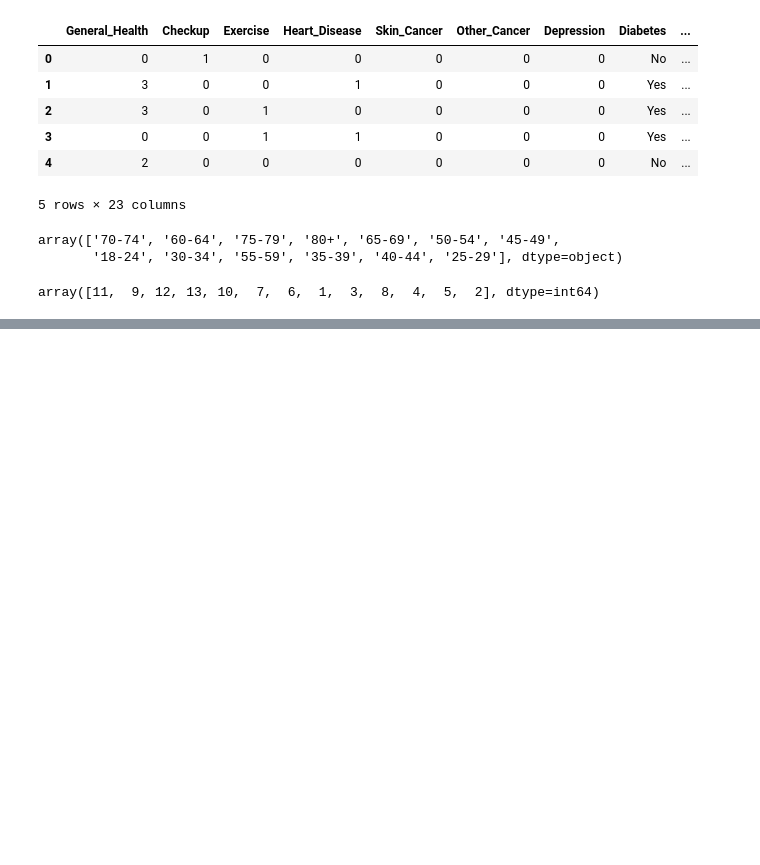
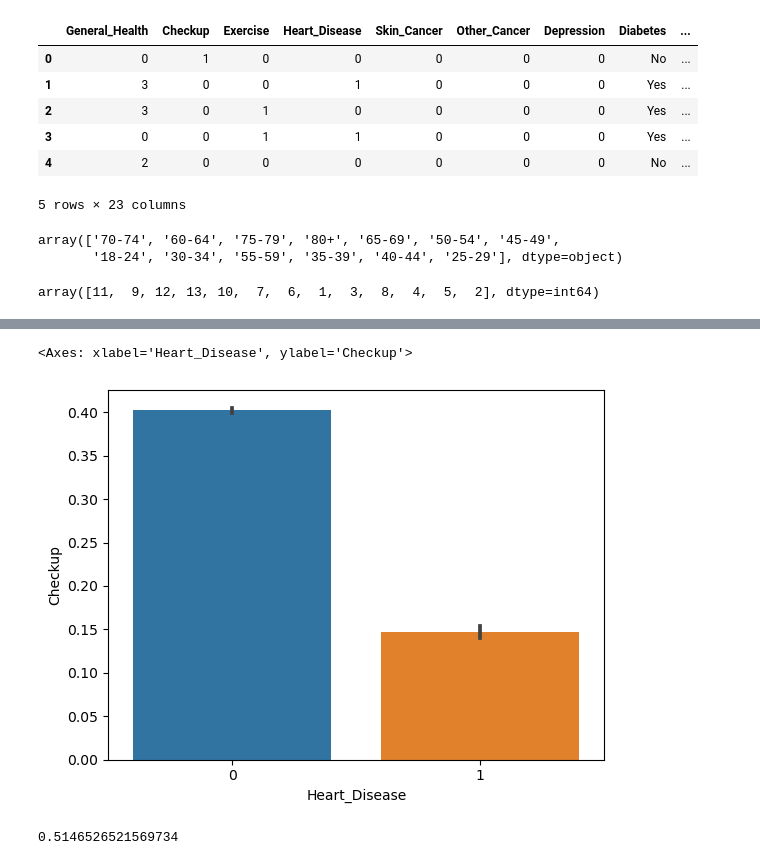
Before and after one commit to Vitorrauber/CardiovascularMLKAGGLE, a Jupyter notebook: code.ipynb, the cells around one changed output, grey strips where cells are left out. Drawn from its saved outputs; the diff is of its cells as text; code cells hidden in the pictures; blank space fills up the shorter version.

```diff
--- a/code.ipynb
+++ b/code.ipynb
@@ -266,0 +312,13 @@ dtype: object
+# %%
+sns.barplot(y = df['Checkup'], x = df['Heart_Disease'])##maior frequencia pessoas com problema no coração**
+# %% [output]
+<Axes: xlabel='Heart_Disease', ylabel='Checkup'>
+[figure, added]
+# %%
+df[df['Exercise'] == 1]['Heart_Disease'].mean(), df[df['Exercise'] == 0]['Heart_Disease'].mean() ##pessoas que fazem exercicio
+##tem metade da chance de doenças no coração
+df[df['Exercise'] == 1]['Heart_Disease'].mean()/ df[df['Exercise'] == 0]['Heart_Disease'].mean()
+
+#0.5146526521569734 de chance a menos**
+# %% [output]
+0.5146526521569734
```
Also changed, not shown: parts of 61 cells of this notebook.
